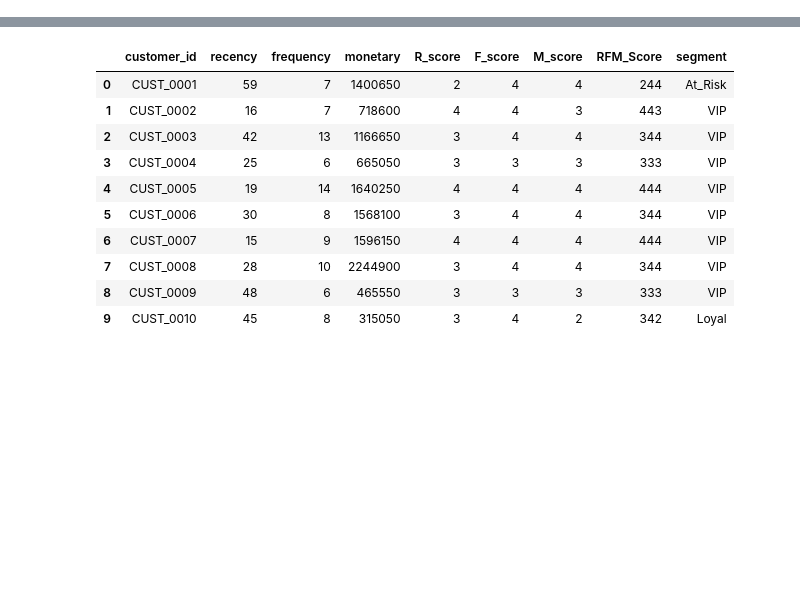
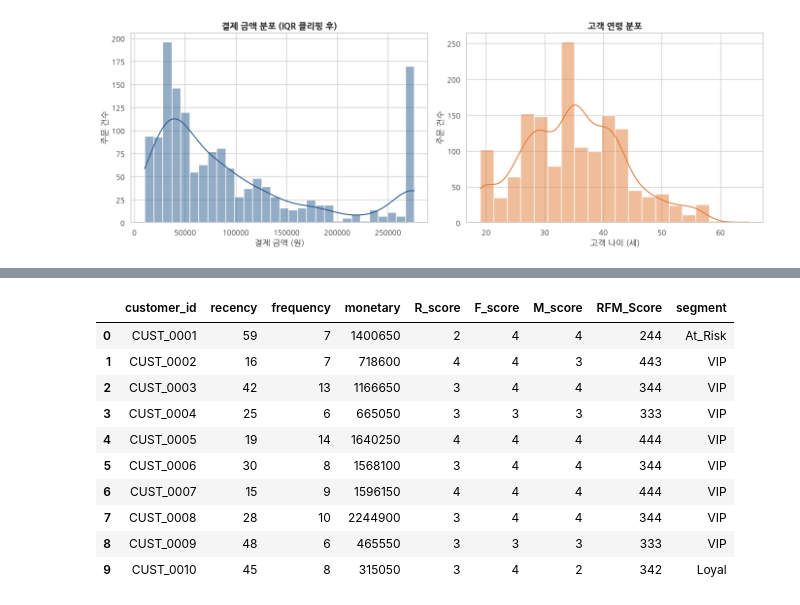
Before and after one commit to sonjehyun123-maker/Codyssey_AI-SW_advanced, a Jupyter notebook: Data_Analysis/A1-1/notebooks/analysis_report.ipynb, the cells around one changed output, grey strips where cells are left out. Cells and saved outputs as stored; diff of their text form; code cells hidden in the pictures; blank space fills up the shorter version.

```diff
--- a/Data_Analysis/A1-1/notebooks/analysis_report.ipynb
+++ b/Data_Analysis/A1-1/notebooks/analysis_report.ipynb
@@ -12,18 +0,0 @@
-# %%
-import os
-import sys
-import numpy as np
-import pandas as pd
-import matplotlib.pyplot as plt
-import seaborn as sns
-
-# 한글 폰트 설정 및 음수 기호 깨짐 방지
-plt.rcParams['font.family'] = 'Malgun Gothic'
-plt.rcParams['axes.unicode_minus'] = False
-sns.set_theme(style="whitegrid", font="Malgun Gothic")
-
-# src 경로 추가 및 DataAnalyzer 임포트
-sys.path.append(os.path.abspath("../src"))
-from pipeline import DataAnalyzer
-
-print("라이브러리 및 DataAnalyzer 모듈 로드 완료")
@@ -278,0 +250,18 @@ plt.show()
+# %%
+# 1. 히스토그램
+fig, axes = plt.subplots(1, 2, figsize=(14, 5))
+
+sns.histplot(df["amount_clipped"], bins=30, kde=True, ax=axes[0], color="#2b5c8f")
+axes[0].set_title("결제 금액 분포 (IQR 클리핑 후)", fontsize=13, fontweight="bold")
+axes[0].set_xlabel("결제 금액 (원)")
+axes[0].set_ylabel("주문 건수")
+
+sns.histplot(df["customer_age"], bins=20, kde=True, ax=axes[1], color="#e27c38")
+axes[1].set_title("고객 연령 분포", fontsize=13, fontweight="bold")
+axes[1].set_xlabel("고객 나이 (세)")
+axes[1].set_ylabel("주문 건수")
+
+plt.tight_layout()
+plt.show()
+# %% [output]
+[figure, added]
```
Also changed, not shown: parts of 56 cells of this notebook, 5 other files.
